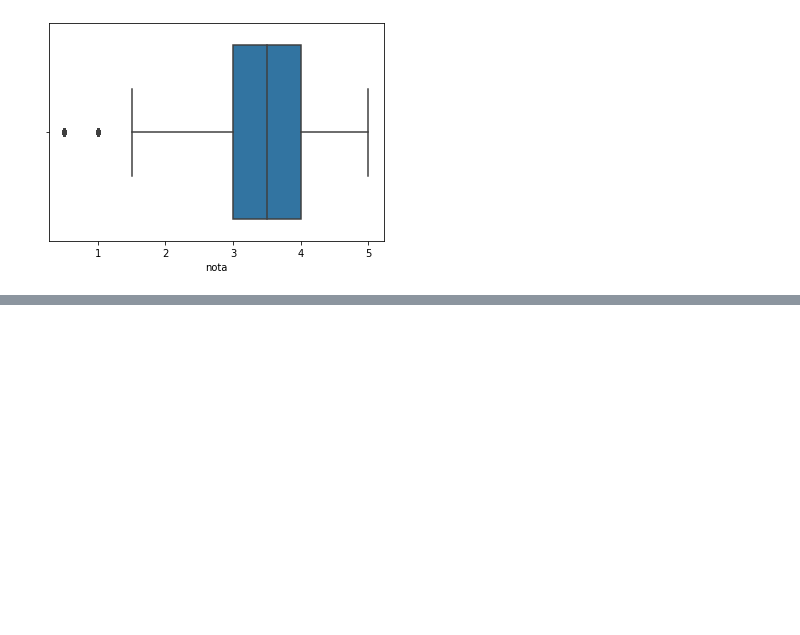
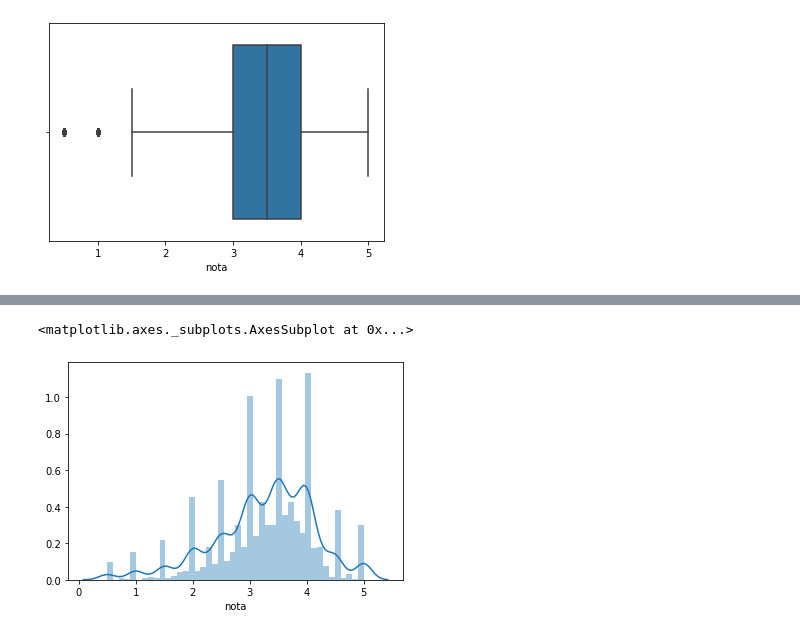
Before and after one commit to J0BS013/ExploratoryDataAnalysis, a Jupyter notebook: ExploratoryDataAnalysis.ipynb, the cells around one changed output, grey strips where cells are left out. Saved outputs shown, nothing was run; the diff lists cells and outputs as text; code cells hidden in the pictures; blank space fills up the shorter version.

```diff
--- a/ExploratoryDataAnalysis.ipynb
+++ b/ExploratoryDataAnalysis.ipynb
@@ -70,0 +134,5 @@ sns.boxplot(notas.nota)
+# %%
+sns.distplot(medias_por_filme)
+# %% [output]
+<matplotlib.axes._subplots.AxesSubplot at 0x...>
+[figure, added]
```
Also changed, not shown: parts of 21 cells of this notebook, 2 other files.
